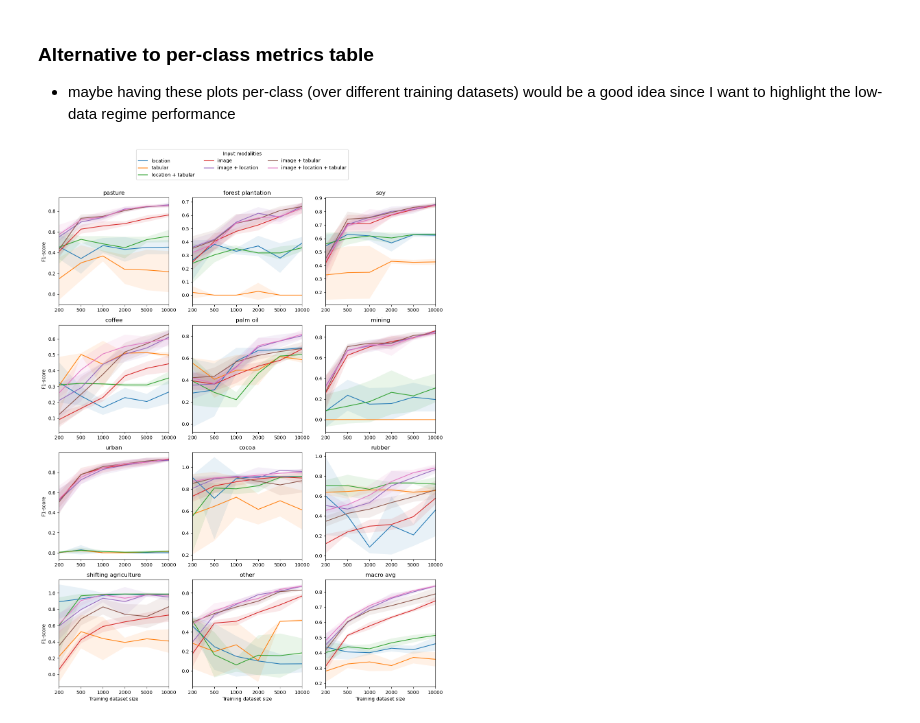
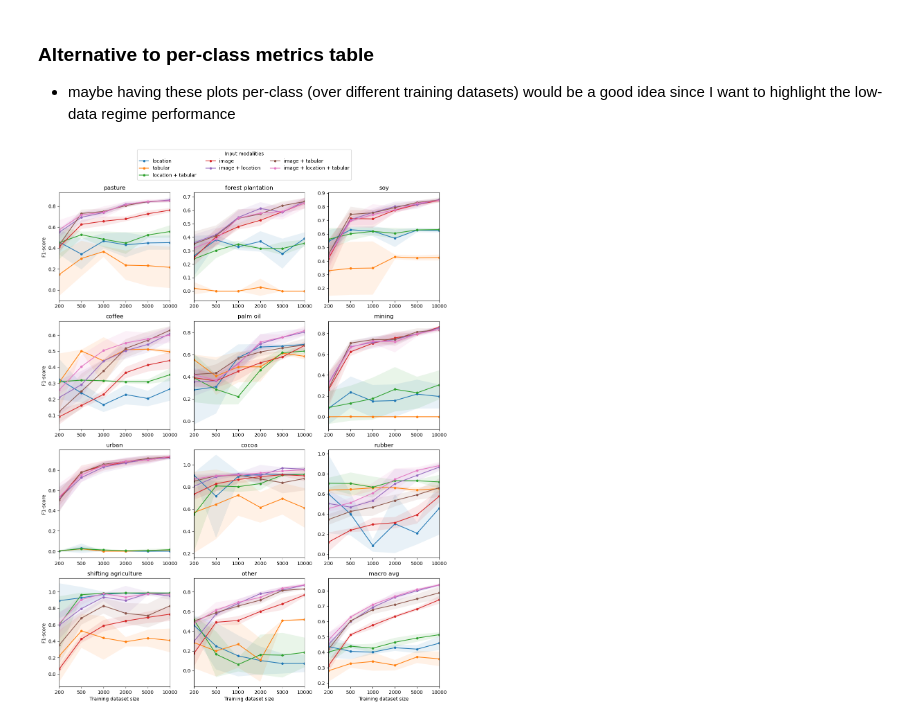
Before and after one commit to janpisl/location-encoding, a Jupyter notebook: notebooks/ISPRS-modality-comparison.ipynb, the cells around one changed output. Cells and saved outputs as stored; diff of their text form; code cells hidden in the pictures.

```diff
--- a/notebooks/ISPRS-modality-comparison.ipynb
+++ b/notebooks/ISPRS-modality-comparison.ipynb
@@ -166,3 +161,5 @@ with open(f'{filename}.pickle', 'rb') as handle:
+# %%
+models = other_models
 # %%
 #models = [model for model in other_models  if model['config']['two_model_regularization']['use'] == False]
 #models = [model for model in models  if model['config']['model_version'] == 'v1']
@@ -564,2 +466,5 @@ def _plot_dict2(_dict, x_axis_vals, names=run_names_mapping):
 # %%
 processed_stats = process_stats_all(performance_per_configuration_renamed, 'accuracy', n_examples_list=[200, 500, 1000, 2000, 5000, 10000])
+# %%
+def reorder_dict(original_dict, key_order):
+    return {key: original_dict[key] for key in key_order if key in original_dict}
@@ -588,0 +506,2 @@ for key, value in processed_stats.items():
+# %%
+processed_stats = reorder_dict(processed_stats, new_order)
@@ -618,24 +575,0 @@ plt.show()
-# %%
-x_axis_vals = [200, 500, 1000, 2000, 5000, 10000]
-x_indices = range(len(x_axis_vals))
-
-for key, value in processed_stats.items():
-    #if not "'image_encoder': {'use': True}" in key:
-    #    continue
-
-    acc = value['acc']
-    std = value['std']
-
-    plt.plot(x_indices, acc, label=run_names_mapping[key])
-    plt.fill_between(x_indices, [a - s for a, s in zip(acc, std)], [a + s for a, s in zip(acc, std)], alpha=0.1)
-
-plt.xticks(x_indices, x_axis_vals)  # Map ticks to equally spaced indices
-plt.xlabel('Training dataset size')
-plt.ylabel('Accuracy')
-
-plt.legend(bbox_to_anchor=(0.05,1), framealpha=1, title="Input modalities", ncol=2, loc="lower left")
-plt.grid(True)
-plt.ylim(0.3, 0.9)
-plt.xlim(0, len(x_indices)-1 )  # Adjust to fit x_indices range
-#plt.show()
-plt.savefig('../paper/modality_comparison.png', dpi=200, bbox_inches='tight')
@@ -668,39 +680,38 @@ for i in range(4):
 
 
         cls_stats = process_stats_all(performance_per_configuration_renamed, _cls, n_examples_list=x_axis_vals)
-
         for key, value in cls_stats.items():
             #if not "'image_encoder': {'use': True}" in key:
             #    continue
             acc = value['acc']
             std = value['std']
 
             # Plot each line on the current subplot
-            line, = axes[i, j].plot(x_indices, acc, label=run_names_mapping[key])
+            line, = axes[i, j].plot(x_indices, acc, marker='o',markersize=4, label=run_names_mapping[key])
             axes[i, j].fill_between(x_indices, [a - s for a, s in zip(acc, std)], [a + s for a, s in zip(acc, std)], alpha=0.1)
 
             # Store only unique labels for global legend
             if run_names_mapping[key] not in unique_labels:
                 unique_labels[run_names_mapping[key]] = line
 
         axes[i, j].set_xticks(x_indices)
         axes[i, j].set_xticklabels(x_axis_vals)
         #axes[i, j].set_ylim(0, 1)
         axes[i, j].set_xlim(0, len(x_indices) - 1)
         axes[i, j].set_title(_cls)
         if _idx in [0,3,6,9]:
             axes[i, j].set_ylabel('F1-score')
         if _idx in [9,10,11,12]:
             axes[i, j].set_xlabel('Training dataset size')
 
         _idx += 1
 
 
 # Add a global legend with unique labels
-fig.legend(unique_labels.values(), unique_labels.keys(), loc='upper center', title='Input modalities', bbox_to_anchor=(0.5, 1.02), ncol=3)
+fig.legend(unique_labels.values(), unique_labels.keys(), loc='upper center', title='Input modalities', bbox_to_anchor=(0.5, 1.01), ncol=3)
 
 plt.tight_layout(rect=[0, 0, 1, 0.95])
 #plt.show()
 plt.savefig('../paper/modality_comparison_per_class.png', dpi=200, bbox_inches='tight')
 # %% [output]
-[figure, old version]
+[figure, new version]
```
Also changed, not shown: parts of 63 cells of this notebook, 36 other files.
